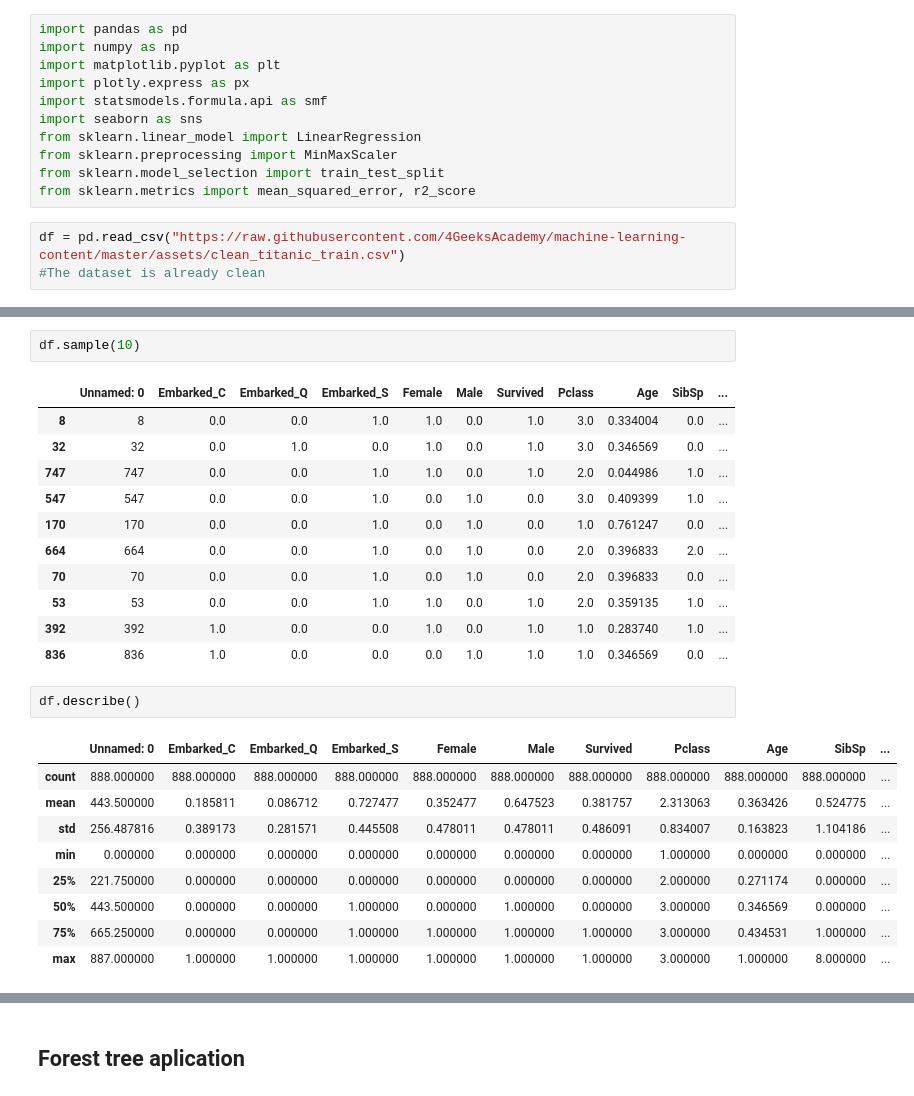
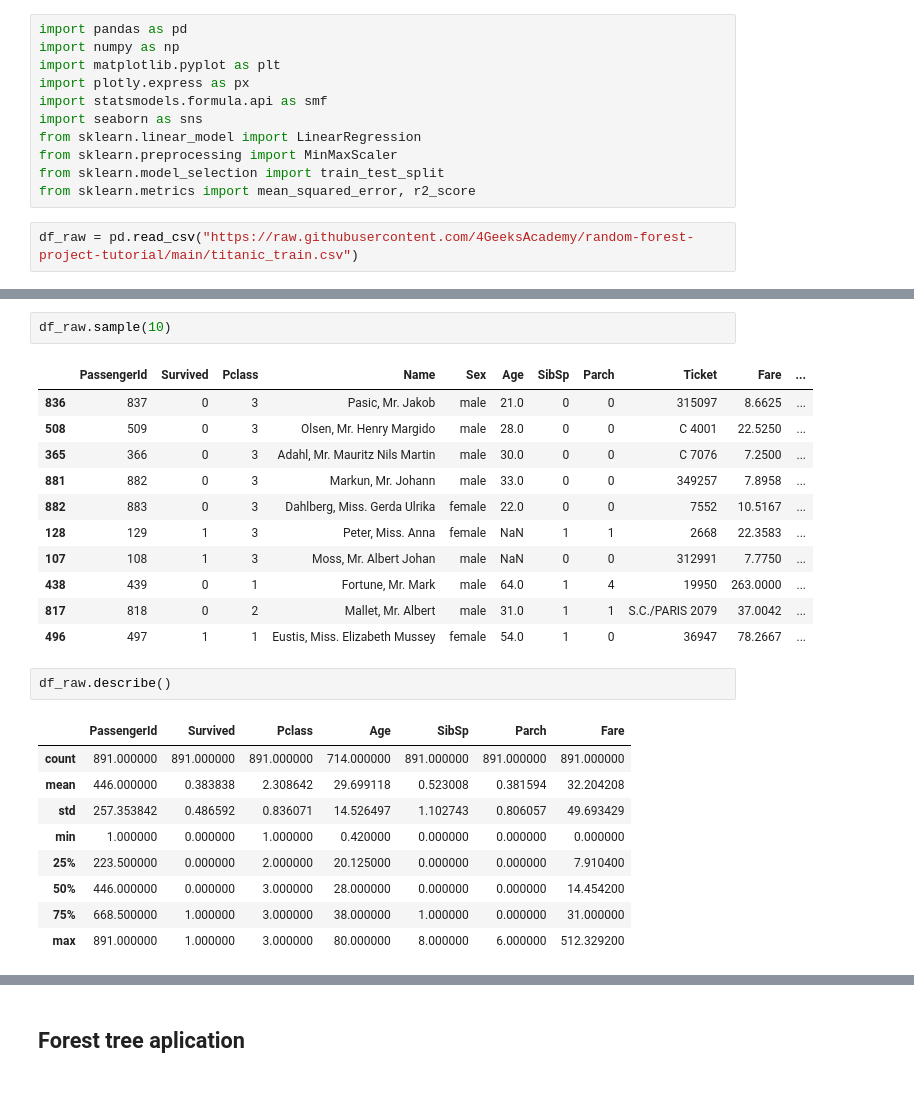
Before and after one commit to lusilve44/Random-Forest-Project, a Jupyter notebook: src/explore.ipynb, the cells around one changed output, grey strips where cells are left out. Saved outputs shown, nothing was run; the diff lists cells and outputs as text.

```diff
--- a/src/explore.ipynb
+++ b/src/explore.ipynb
@@ -10,6 +30,5 @@ from sklearn.preprocessing import MinMaxScaler
 from sklearn.model_selection import train_test_split
 from sklearn.metrics import mean_squared_error, r2_score
 # %%
-df = pd.read_csv("https://raw.githubusercontent.com/4GeeksAcademy/machine-learning-content/master/assets/clean_titanic_train.csv")
-#The dataset is already clean
+df_raw = pd.read_csv("https://raw.githubusercontent.com/4GeeksAcademy/random-forest-project-tutorial/main/titanic_train.csv")
 # %%
@@ -38,26 +56,26 @@ memory usage: 90.3 KB
 # %%
-df.sample(10)
+df_raw.sample(10)
 # %% [output]
-|  | Unnamed: 0 | Embarked_C | Embarked_Q | Embarked_S | Female | Male | Survived | Pclass | Age | SibSp | ... |
-| 8 | 8 | 0.0 | 0.0 | 1.0 | 1.0 | 0.0 | 1.0 | 3.0 | 0.334004 | 0.0 | ... |
-| 32 | 32 | 0.0 | 1.0 | 0.0 | 1.0 | 0.0 | 1.0 | 3.0 | 0.346569 | 0.0 | ... |
-| 747 | 747 | 0.0 | 0.0 | 1.0 | 1.0 | 0.0 | 1.0 | 2.0 | 0.044986 | 1.0 | ... |
-| 547 | 547 | 0.0 | 0.0 | 1.0 | 0.0 | 1.0 | 0.0 | 3.0 | 0.409399 | 1.0 | ... |
-| 170 | 170 | 0.0 | 0.0 | 1.0 | 0.0 | 1.0 | 0.0 | 1.0 | 0.761247 | 0.0 | ... |
-| 664 | 664 | 0.0 | 0.0 | 1.0 | 0.0 | 1.0 | 0.0 | 2.0 | 0.396833 | 2.0 | ... |
-| 70 | 70 | 0.0 | 0.0 | 1.0 | 0.0 | 1.0 | 0.0 | 2.0 | 0.396833 | 0.0 | ... |
-| 53 | 53 | 0.0 | 0.0 | 1.0 | 1.0 | 0.0 | 1.0 | 2.0 | 0.359135 | 1.0 | ... |
-| 392 | 392 | 1.0 | 0.0 | 0.0 | 1.0 | 0.0 | 1.0 | 1.0 | 0.283740 | 1.0 | ... |
-| 836 | 836 | 1.0 | 0.0 | 0.0 | 0.0 | 1.0 | 1.0 | 1.0 | 0.346569 | 0.0 | ... |
+|  | PassengerId | Survived | Pclass | Name | Sex | Age | SibSp | Parch | Ticket | Fare | ... |
+| 836 | 837 | 0 | 3 | Pasic, Mr. Jakob | male | 21.0 | 0 | 0 | 315097 | 8.6625 | ... |
+| 508 | 509 | 0 | 3 | Olsen, Mr. Henry Margido | male | 28.0 | 0 | 0 | C 4001 | 22.5250 | ... |
+| 365 | 366 | 0 | 3 | Adahl, Mr. Mauritz Nils Martin | male | 30.0 | 0 | 0 | C 7076 | 7.2500 | ... |
+| 881 | 882 | 0 | 3 | Markun, Mr. Johann | male | 33.0 | 0 | 0 | 349257 | 7.8958 | ... |
+| 882 | 883 | 0 | 3 | Dahlberg, Miss. Gerda Ulrika | female | 22.0 | 0 | 0 | 7552 | 10.5167 | ... |
+| 128 | 129 | 1 | 3 | Peter, Miss. Anna | female | NaN | 1 | 1 | 2668 | 22.3583 | ... |
+| 107 | 108 | 1 | 3 | Moss, Mr. Albert Johan | male | NaN | 0 | 0 | 312991 | 7.7750 | ... |
+| 438 | 439 | 0 | 1 | Fortune, Mr. Mark | male | 64.0 | 1 | 4 | 19950 | 263.0000 | ... |
+| 817 | 818 | 0 | 2 | Mallet, Mr. Albert | male | 31.0 | 1 | 1 | S.C./PARIS 2079 | 37.0042 | ... |
+| 496 | 497 | 1 | 1 | Eustis, Miss. Elizabeth Mussey | female | 54.0 | 1 | 0 | 36947 | 78.2667 | ... |
 # %%
-df.describe()
+df_raw.describe()
 # %% [output]
-|  | Unnamed: 0 | Embarked_C | Embarked_Q | Embarked_S | Female | Male | Survived | Pclass | Age | SibSp | ... |
-| count | 888.000000 | 888.000000 | 888.000000 | 888.000000 | 888.000000 | 888.000000 | 888.000000 | 888.000000 | 888.000000 | 888.000000 | ... |
-| mean | 443.500000 | 0.185811 | 0.086712 | 0.727477 | 0.352477 | 0.647523 | 0.381757 | 2.313063 | 0.363426 | 0.524775 | ... |
-| std | 256.487816 | 0.389173 | 0.281571 | 0.445508 | 0.478011 | 0.478011 | 0.486091 | 0.834007 | 0.163823 | 1.104186 | ... |
-| min | 0.000000 | 0.000000 | 0.000000 | 0.000000 | 0.000000 | 0.000000 | 0.000000 | 1.000000 | 0.000000 | 0.000000 | ... |
-| 25% | 221.750000 | 0.000000 | 0.000000 | 0.000000 | 0.000000 | 0.000000 | 0.000000 | 2.000000 | 0.271174 | 0.000000 | ... |
-| 50% | 443.500000 | 0.000000 | 0.000000 | 1.000000 | 0.000000 | 1.000000 | 0.000000 | 3.000000 | 0.346569 | 0.000000 | ... |
-| 75% | 665.250000 | 0.000000 | 0.000000 | 1.000000 | 1.000000 | 1.000000 | 1.000000 | 3.000000 | 0.434531 | 1.000000 | ... |
-| max | 887.000000 | 1.000000 | 1.000000 | 1.000000 | 1.000000 | 1.000000 | 1.000000 | 3.000000 | 1.000000 | 8.000000 | ... |
+|  | PassengerId | Survived | Pclass | Age | SibSp | Parch | Fare |
+| count | 891.000000 | 891.000000 | 891.000000 | 714.000000 | 891.000000 | 891.000000 | 891.000000 |
+| mean | 446.000000 | 0.383838 | 2.308642 | 29.699118 | 0.523008 | 0.381594 | 32.204208 |
+| std | 257.353842 | 0.486592 | 0.836071 | 14.526497 | 1.102743 | 0.806057 | 49.693429 |
+| min | 1.000000 | 0.000000 | 1.000000 | 0.420000 | 0.000000 | 0.000000 | 0.000000 |
+| 25% | 223.500000 | 0.000000 | 2.000000 | 20.125000 | 0.000000 | 0.000000 | 7.910400 |
+| 50% | 446.000000 | 0.000000 | 3.000000 | 28.000000 | 0.000000 | 0.000000 | 14.454200 |
+| 75% | 668.500000 | 1.000000 | 3.000000 | 38.000000 | 1.000000 | 0.000000 | 31.000000 |
+| max | 891.000000 | 1.000000 | 3.000000 | 80.000000 | 8.000000 | 6.000000 | 512.329200 |
```
Also changed, not shown: parts of 20 cells of this notebook.
